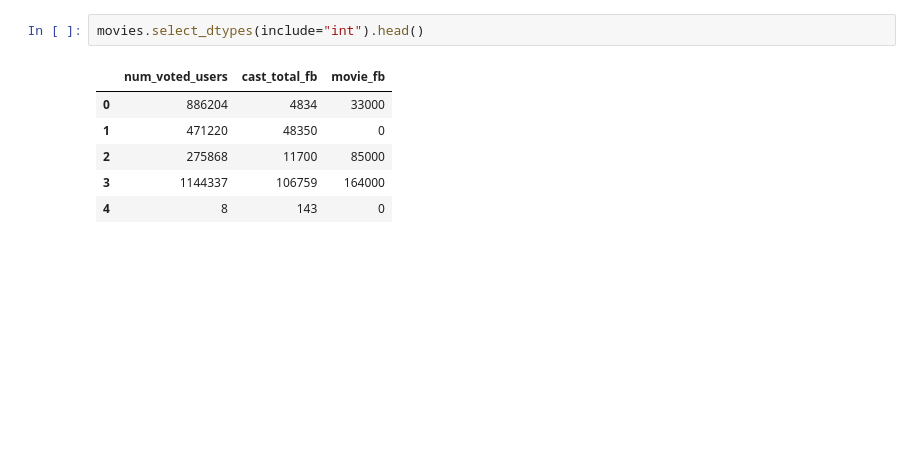
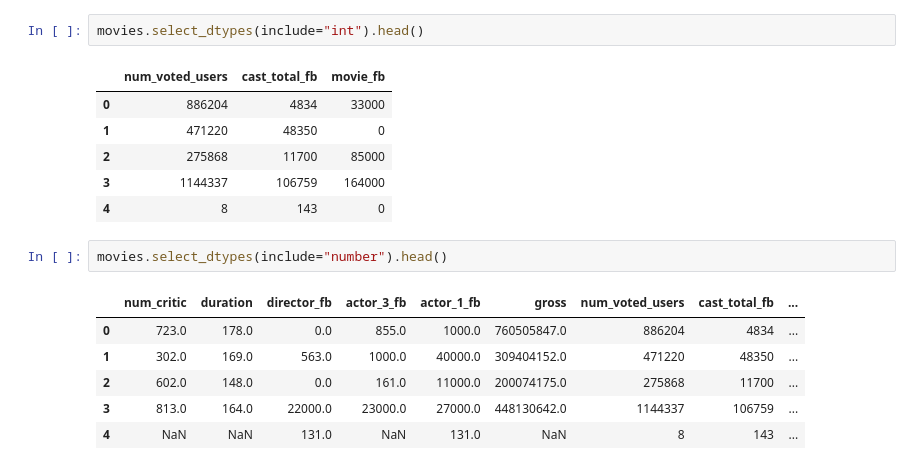
Before and after one commit to victorvianaom/Pandas-1.x-Cookbook, a Jupyter notebook: Essential DataFrame Operations 📚02.ipynb, the cells around one changed output. Drawn from its saved outputs; the diff is of its cells as text; blank space fills up the shorter version.

```diff
--- a/Essential DataFrame Operations 📚02.ipynb
+++ b/Essential DataFrame Operations 📚02.ipynb
@@ -120,3 +120,12 @@ movies.select_dtypes(include="int").head()
 | 2 | 275868 | 11700 | 85000 |
 | 3 | 1144337 | 106759 | 164000 |
 | 4 | 8 | 143 | 0 |
+# %%
+movies.select_dtypes(include="number").head()
+# %% [output]
+|  | num_critic | duration | director_fb | actor_3_fb | actor_1_fb | gross | num_voted_users | cast_total_fb | ... |
+| 0 | 723.0 | 178.0 | 0.0 | 855.0 | 1000.0 | 760505847.0 | 886204 | 4834 | ... |
+| 1 | 302.0 | 169.0 | 563.0 | 1000.0 | 40000.0 | 309404152.0 | 471220 | 48350 | ... |
+| 2 | 602.0 | 148.0 | 0.0 | 161.0 | 11000.0 | 200074175.0 | 275868 | 11700 | ... |
+| 3 | 813.0 | 164.0 | 22000.0 | 23000.0 | 27000.0 | 448130642.0 | 1144337 | 106759 | ... |
+| 4 | NaN | NaN | 131.0 | NaN | 131.0 | NaN | 8 | 143 | ... |
```
Also changed, not shown: parts of 20 cells of this notebook.
